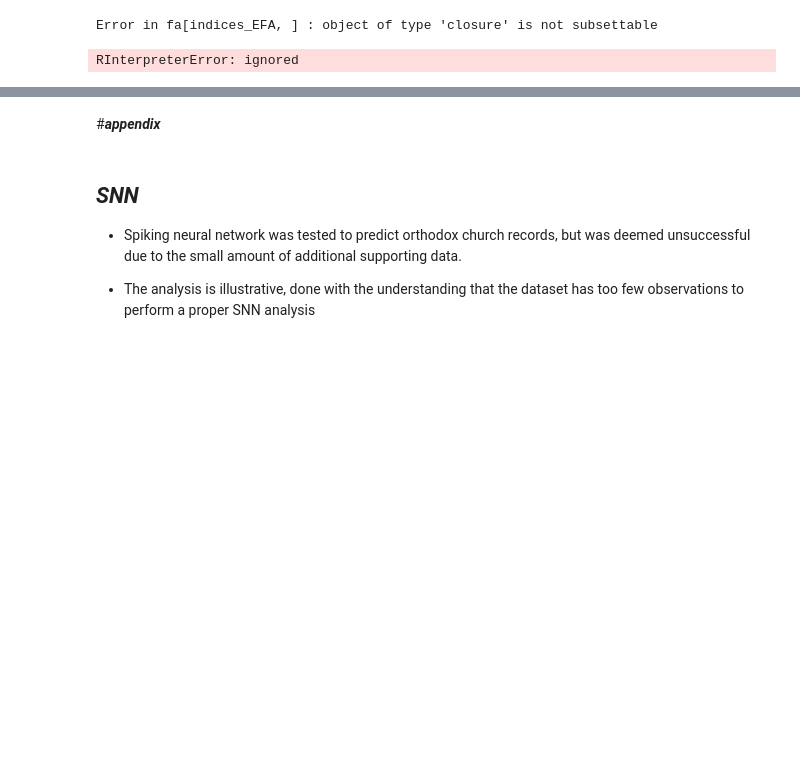
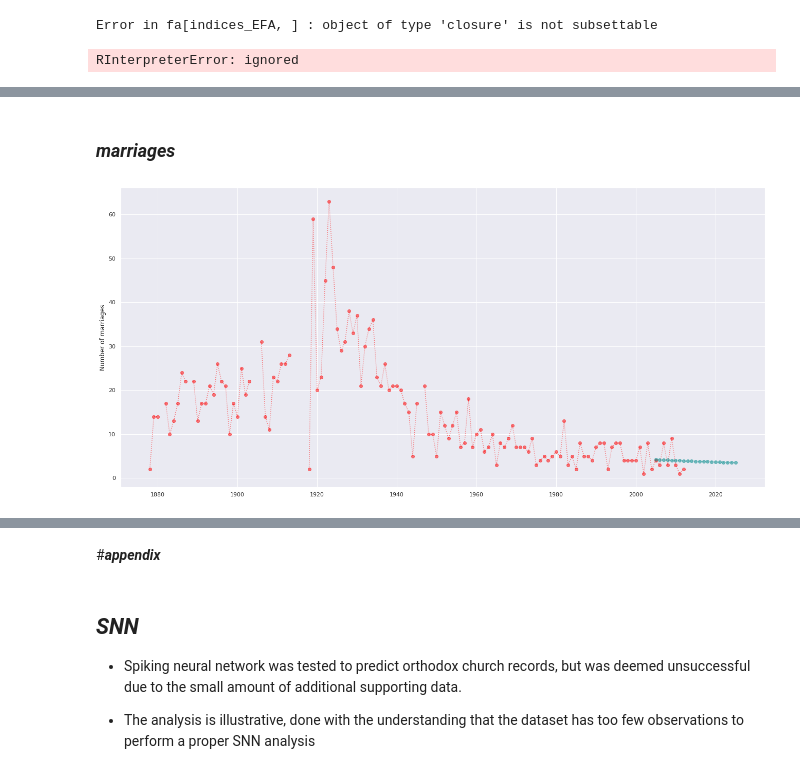
Before and after one commit to zuzannazak/PhD2022Bialowieza, a Jupyter notebook: 💖projekt.ipynb, the cells around one changed output, grey strips where cells are left out. Cells and saved outputs as stored; diff of their text form; code cells hidden in the pictures; blank space fills up the shorter version.

```diff
--- a/💖projekt.ipynb
+++ b/💖projekt.ipynb
@@ -1363,0 +1380,28 @@ RInterpreterError: ignored
+# %% [markdown]
+### ***marriages***
+# %%
+train = data_for_forecast[data_for_forecast.index < 2005]
+test = data_for_forecast[data_for_forecast.index>=2005]
+# %%
+y = train['slub']
+ARMAmodel = SARIMAX(y, order = (1, 0, 1))
+ARMAmodel = ARMAmodel.fit()
+
+y_pred = ARMAmodel.get_forecast(len(test.index))
+y_pred_df = y_pred.conf_int(alpha = 0.05)
+y_pred_df["Predictions"] = ARMAmodel.predict(start = y_pred_df.index[0], end = y_pred_df.index[-1])
+y_pred_df.index = test.index
+y_pred_out = y_pred_df["Predictions"]
+# %%
+slub_visualisation = pd.DataFrame()
+slub_visualisation.index = data_for_forecast.index
+slub_visualisation['slub'] = data_for_forecast['slub']
+slub_visualisation['pred'] = y_pred_df['Predictions']
+
+fig, ax = plt.subplots()
+ax.plot((slub_visualisation.index), slub_visualisation['slub'],marker='o',alpha=0.5, linestyle='dotted', color="red")
+ax.plot((slub_visualisation.index), slub_visualisation['pred'],marker='o',alpha=0.5, linestyle='dotted', color="darkcyan")
+ax.set_ylabel('Number of marriages')
+fig.set_size_inches(20, 10)
+# %% [output]
+[figure, added]
```
Also changed, not shown: parts of 23 cells of this notebook.
